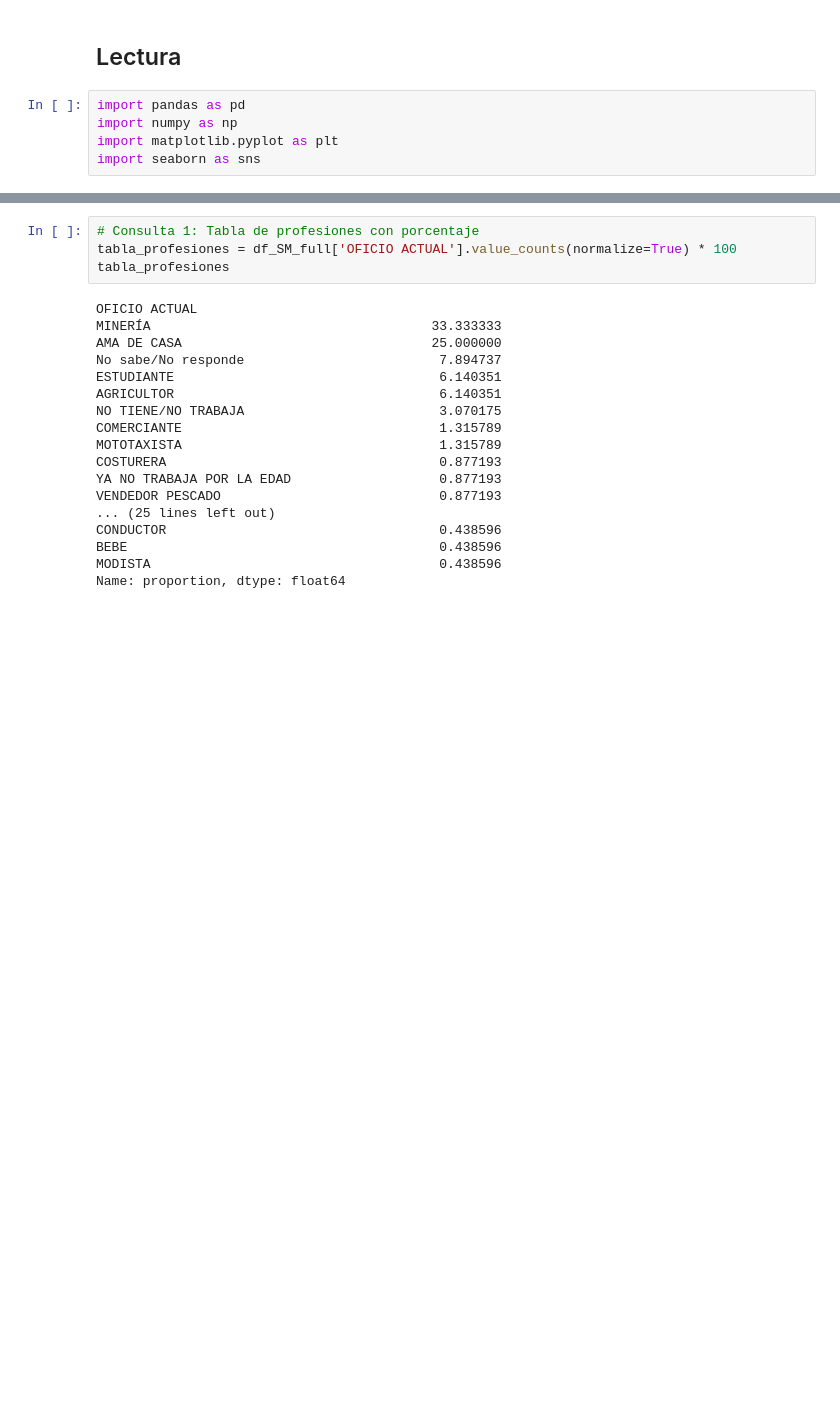
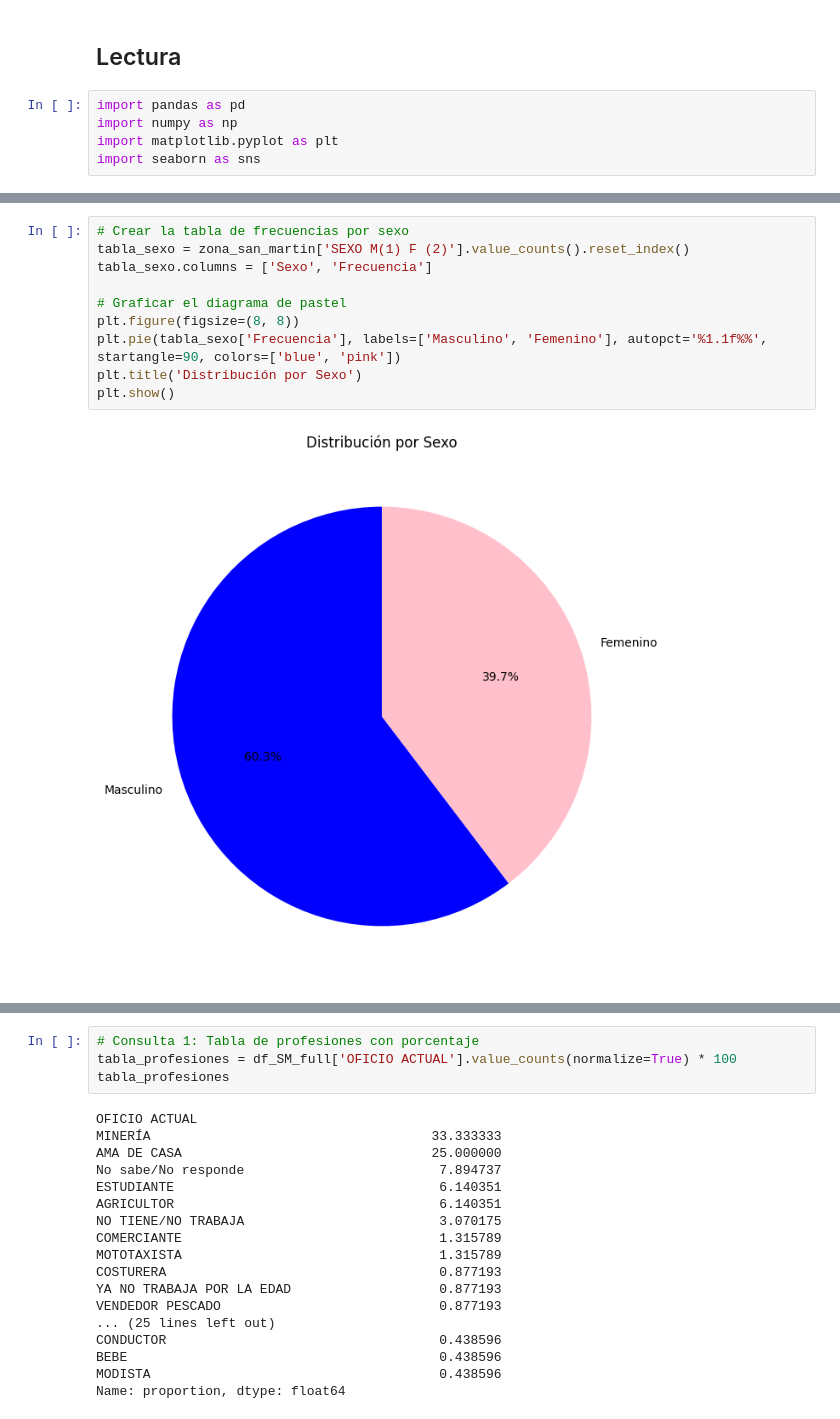
Before and after one commit to robertbarac/limpieza-encuestas-SGR, a Jupyter notebook: generacion_de_tablas.ipynb, the cells around one changed output, grey strips where cells are left out. Drawn from its saved outputs; the diff is of its cells as text; blank space fills up the shorter version.

```diff
--- a/generacion_de_tablas.ipynb
+++ b/generacion_de_tablas.ipynb
@@ -13,0 +100,12 @@ df_SM190_a_SMBL255 = pd.read_csv('data/df_SM190_a_SMBL255.csv')
+# %%
+# Crear la tabla de frecuencias por sexo
+tabla_sexo = zona_san_martin['SEXO M(1) F (2)'].value_counts().reset_index()
+tabla_sexo.columns = ['Sexo', 'Frecuencia']
+
+# Graficar el diagrama de pastel
+plt.figure(figsize=(8, 8))
+plt.pie(tabla_sexo['Frecuencia'], labels=['Masculino', 'Femenino'], autopct='%1.1f%%', startangle=90, colors=['blue', 'pink'])
+plt.title('Distribución por Sexo')
+plt.show()
+# %% [output]
+[figure, added]
```
Also changed, not shown: parts of 19 cells of this notebook, 2 other files.
